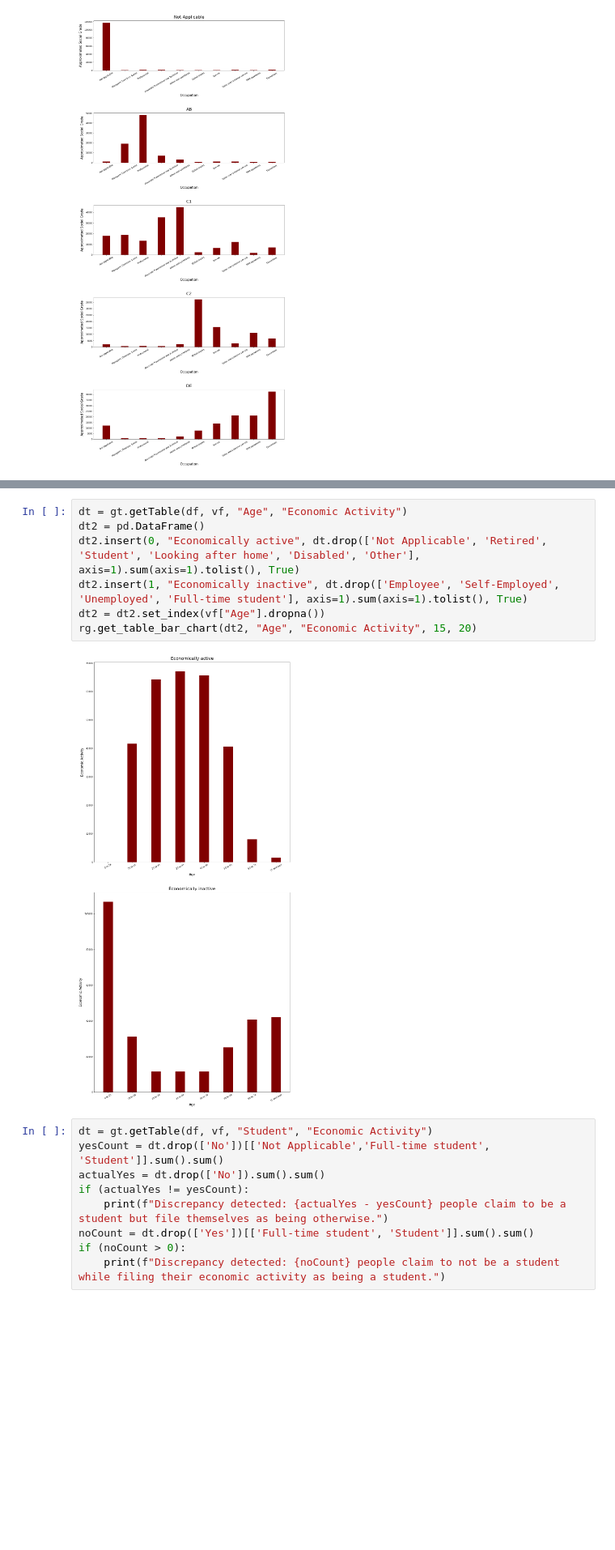
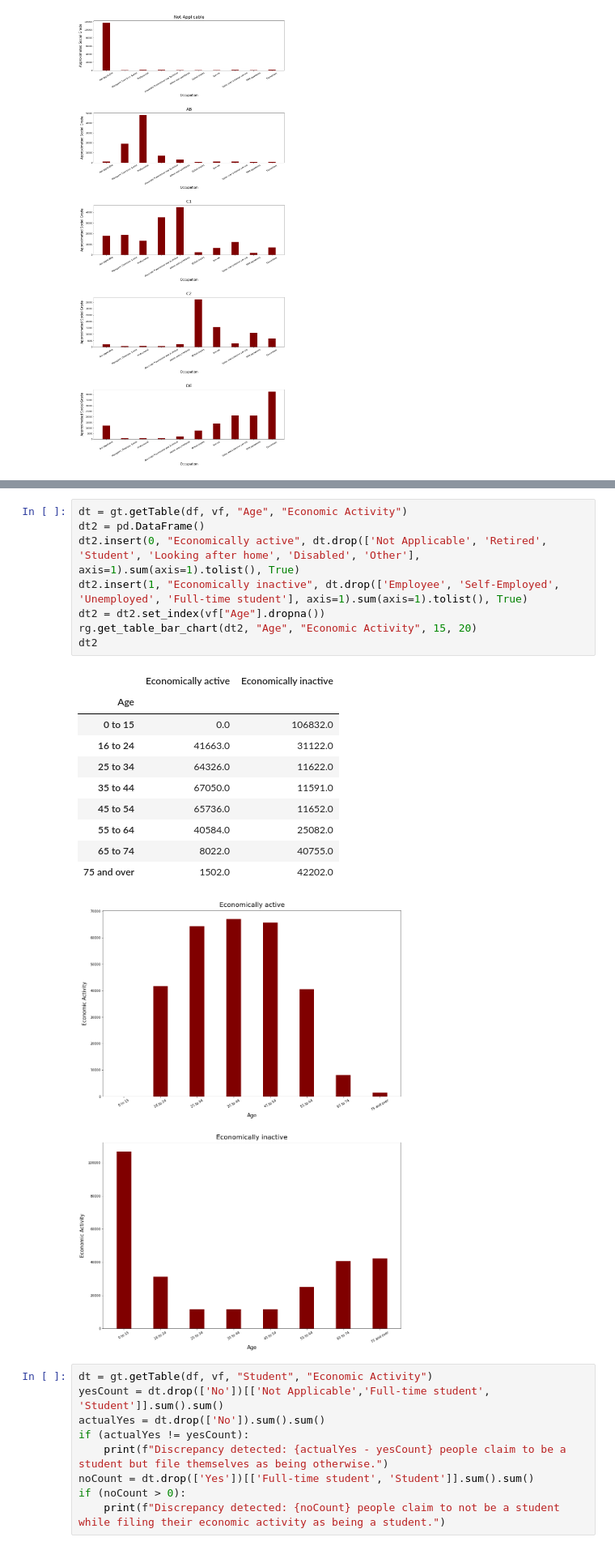
Before and after one commit to b0mbastik/PythonP2, a Jupyter notebook: analysis.ipynb, the cells around one changed output, grey strips where cells are left out. Shown at 81% size. Cells and saved outputs as stored; diff of their text form; blank space fills up the shorter version.

```diff
--- a/analysis.ipynb
+++ b/analysis.ipynb
@@ -104,12 +117,23 @@ rg.get_table_bar_chart(dt2, "Region", "Economic Activity", 15, 30)
 # %%
 dt = gt.getTable(df, vf, "Age", "Economic Activity")
 dt2 = pd.DataFrame()
 dt2.insert(0, "Economically active", dt.drop(['Not Applicable', 'Retired', 'Student', 'Looking after home', 'Disabled', 'Other'], axis=1).sum(axis=1).tolist(), True)
 dt2.insert(1, "Economically inactive", dt.drop(['Employee', 'Self-Employed', 'Unemployed', 'Full-time student'], axis=1).sum(axis=1).tolist(), True)
 dt2 = dt2.set_index(vf["Age"].dropna())
 rg.get_table_bar_chart(dt2, "Age", "Economic Activity", 15, 20)
+dt2
 # %% [output]
+|  | Economically active | Economically inactive |
+| Age |  |  |
+| 0 to 15 | 0.0 | 106832.0 |
+| 16 to 24 | 41663.0 | 31122.0 |
+| 25 to 34 | 64326.0 | 11622.0 |
+| 35 to 44 | 67050.0 | 11591.0 |
+| 45 to 54 | 65736.0 | 11652.0 |
+| 55 to 64 | 40584.0 | 25082.0 |
+| 65 to 74 | 8022.0 | 40755.0 |
+| 75 and over | 1502.0 | 42202.0 |
-[figure, old version]
+[figure, new version]
 # %%
 dt = gt.getTable(df, vf, "Student", "Economic Activity")
 yesCount = dt.drop(['No'])[['Not Applicable','Full-time student', 'Student']].sum().sum()
```
Also changed, not shown: parts of 5 cells of this notebook, 2 other files.
